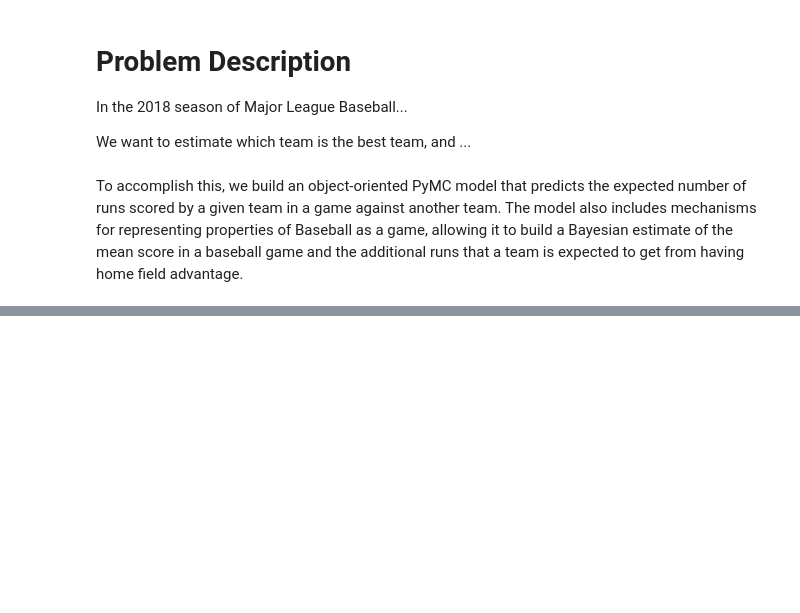
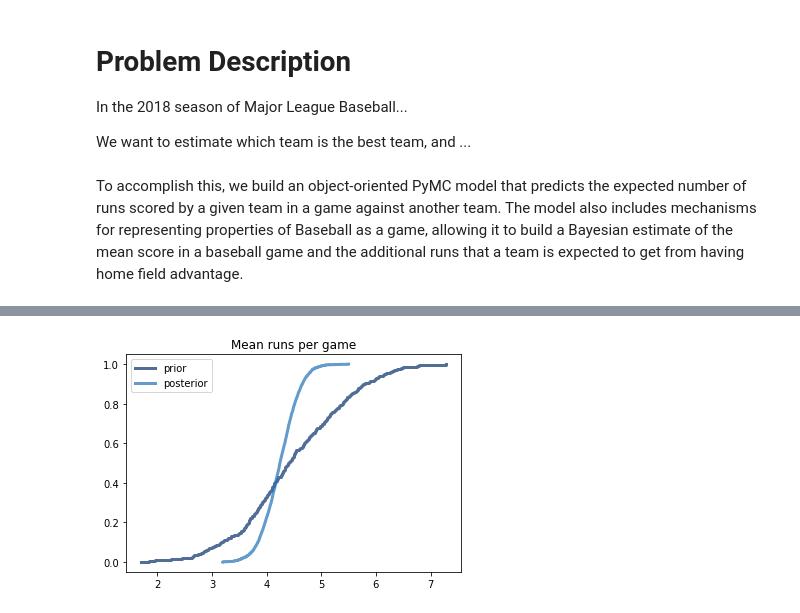
Before and after one commit to sammyers/bayesball, a Jupyter notebook: code/bayesball.ipynb, the cells around one changed output, grey strips where cells are left out. Cells and saved outputs as stored; diff of their text form; code cells hidden in the pictures; blank space fills up the shorter version.

```diff
--- a/code/bayesball.ipynb
+++ b/code/bayesball.ipynb
@@ -137,0 +111,6 @@ for k in sorted(trace.varnames):
+# %%
+plotCdf(prior_trace['baseball.mean_score'], label='prior')
+plotCdf(trace['baseball.mean_score'], label='posterior')
+thinkplot.Config(title='Mean runs per game')
+# %% [output]
+[figure, added]
```
Also changed, not shown: parts of 9 cells of this notebook.
